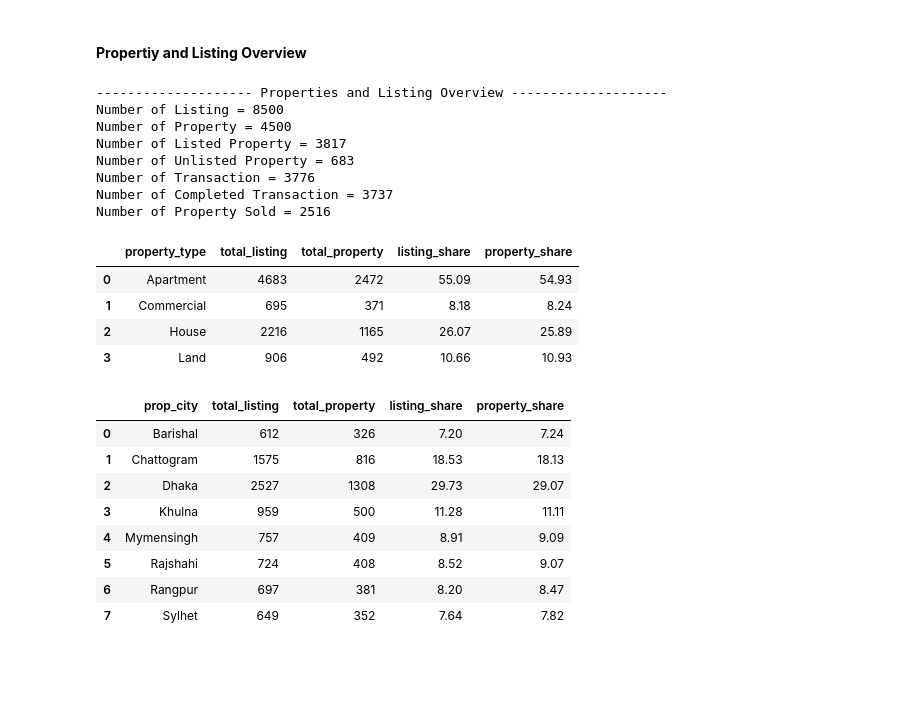
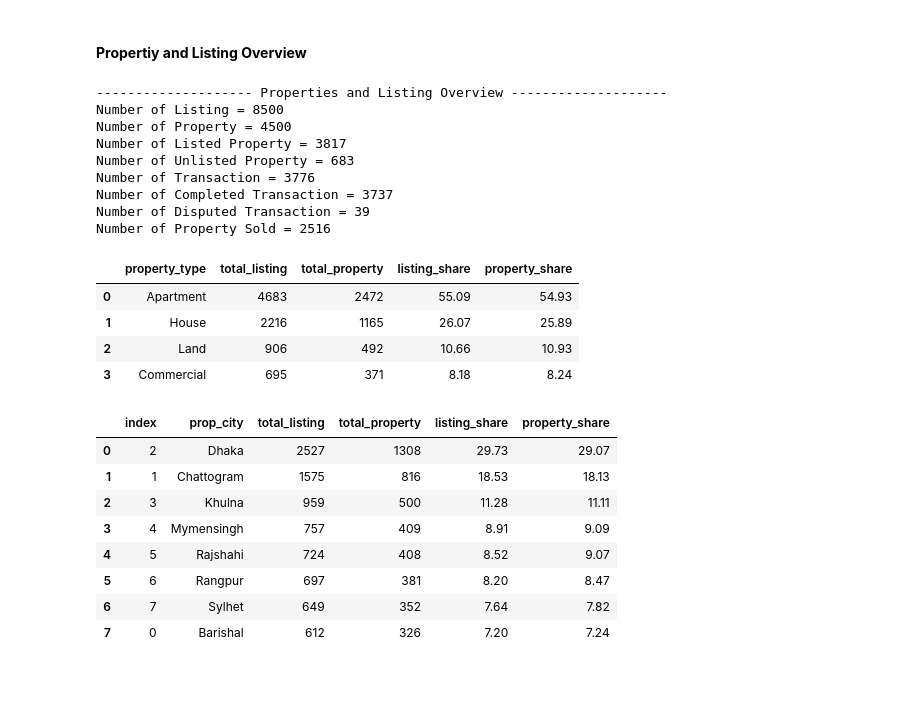
Before and after one commit to hlmtssilvia/Real_Estate_Analysis, a Jupyter notebook: Property And Listing Peformance.ipynb, the cells around one changed output. Drawn from its saved outputs; the diff is of its cells as text; code cells hidden in the pictures.

```diff
--- a/Property And Listing Peformance.ipynb
+++ b/Property And Listing Peformance.ipynb
@@ -41,6 +40,7 @@ dataset = '''
                 ,l.listing_channel
                 ,l.listing_status
                 ,l.listed_price
+                ,l.days_on_market
                 ,l.close_date
                 ,t.deal_date
                 ,t.deal_price
@@ -68,12 +68,6 @@ df_dataset['deal_date'] = pd.to_datetime(df_dataset['deal_date']).astype('dateti
 df_dataset['listing_date'] = pd.to_datetime(df_dataset['listing_date']).astype('datetime64[ns]')
 df_dataset['close_date'] = pd.to_datetime(df_dataset['close_date']).astype('datetime64[ns]')
 
-
-df_dataset['days_on_market'] = np.where(\
-    df_dataset['close_date'].isna(),
-    (pd.Timestamp('2024-12-31') - df_dataset['listing_date']).dt.days,
-    (df_dataset['close_date'] - df_dataset['listing_date']).dt.days
-)
 
 bins_price = np.linspace(min(df_dataset['listed_price']),max(df_dataset['listed_price']),4)
 category = ['cheap','medium','expensive']
@@ -100,7 +94,9 @@ df_transaction = df_dataset[(~df_dataset['transaction_id'].isna()) & ((df_datase
 df_trans_prop = df_transaction.drop_duplicates('property_id').reset_index(drop=True)
 
 df_completed = df_transaction[df_transaction['deal_status']=='Completed'].reset_index(drop=True)
+df_disputed = df_transaction[df_transaction['deal_status']=='Disputed'].reset_index(drop=True)
 df_transaction_prop_completed = df_completed.drop_duplicates(subset ='property_id')
+df_transaction_prop_disputed = df_disputed.drop_duplicates(subset='property_id')
 # %%
 
 df_property_type = (\
@@ -122,6 +118,10 @@ df_property_type['property_share'] = (\
          (df_property_type['total_property'].sum()))*100,2
     )
 )
+
+df_property_type = df_property_type.sort_values('property_share',ascending = False).reset_index(drop=True)
+
+
 df_city = (\
     df_dataset
         .groupby('prop_city')
@@ -140,45 +140,49 @@ df_city['property_share'] = (\
         (df_city['total_property']/
          (df_city['total_property'].sum()))*100,2
     )
 )
 
+df_city = df_city.sort_values('property_share',ascending = False).reset_index()
+
 variabel = {'Listing':df_listing,
                'Property' : df_properties,
                'Listed Property': df_listed_prop,
                'Unlisted Property' : df_unlisted_prop,
                'Transaction' : df_transaction,
                'Completed Transaction' : df_completed,
+               'Disputed Transaction': df_disputed,
                'Property Sold': df_transaction_prop_completed}
 
 print(f'{"-"*20} Properties and Listing Overview {"-"*20}')
 for x,y in variabel.items():
     print(f'Number of {x} = {len(y)}')
 
 display(df_property_type)
 display(df_city)
 # %% [output]
 -------------------- Properties and Listing Overview --------------------
 Number of Listing = 8500
 Number of Property = 4500
 Number of Listed Property = 3817
 Number of Unlisted Property = 683
 Number of Transaction = 3776
 Number of Completed Transaction = 3737
+Number of Disputed Transaction = 39
 Number of Property Sold = 2516
 |  | property_type | total_listing | total_property | listing_share | property_share |
 | 0 | Apartment | 4683 | 2472 | 55.09 | 54.93 |
-| 1 | Commercial | 695 | 371 | 8.18 | 8.24 |
-| 2 | House | 2216 | 1165 | 26.07 | 25.89 |
-| 3 | Land | 906 | 492 | 10.66 | 10.93 |
+| 1 | House | 2216 | 1165 | 26.07 | 25.89 |
+| 2 | Land | 906 | 492 | 10.66 | 10.93 |
+| 3 | Commercial | 695 | 371 | 8.18 | 8.24 |
-|  | prop_city | total_listing | total_property | listing_share | property_share |
-| 0 | Barishal | 612 | 326 | 7.20 | 7.24 |
-| 1 | Chattogram | 1575 | 816 | 18.53 | 18.13 |
-| 2 | Dhaka | 2527 | 1308 | 29.73 | 29.07 |
-| 3 | Khulna | 959 | 500 | 11.28 | 11.11 |
-| 4 | Mymensingh | 757 | 409 | 8.91 | 9.09 |
-| 5 | Rajshahi | 724 | 408 | 8.52 | 9.07 |
-| 6 | Rangpur | 697 | 381 | 8.20 | 8.47 |
-| 7 | Sylhet | 649 | 352 | 7.64 | 7.82 |
+|  | index | prop_city | total_listing | total_property | listing_share | property_share |
+| 0 | 2 | Dhaka | 2527 | 1308 | 29.73 | 29.07 |
+| 1 | 1 | Chattogram | 1575 | 816 | 18.53 | 18.13 |
+| 2 | 3 | Khulna | 959 | 500 | 11.28 | 11.11 |
+| 3 | 4 | Mymensingh | 757 | 409 | 8.91 | 9.09 |
+| 4 | 5 | Rajshahi | 724 | 408 | 8.52 | 9.07 |
+| 5 | 6 | Rangpur | 697 | 381 | 8.20 | 8.47 |
+| 6 | 7 | Sylhet | 649 | 352 | 7.64 | 7.82 |
+| 7 | 0 | Barishal | 612 | 326 | 7.20 | 7.24 |
 # %% [markdown]
 ##
 # %% [markdown]
```
Also changed, not shown: parts of 24 cells of this notebook, 2 other files.
